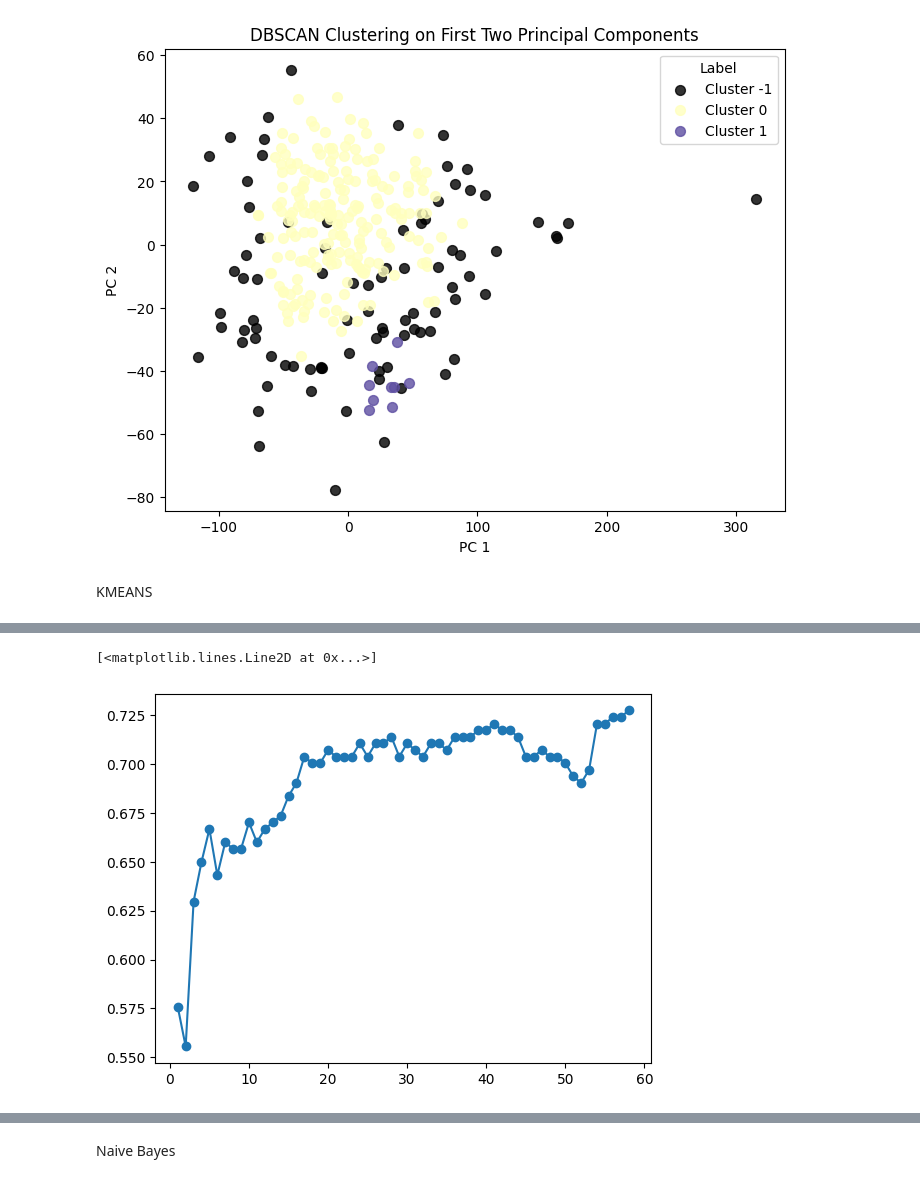
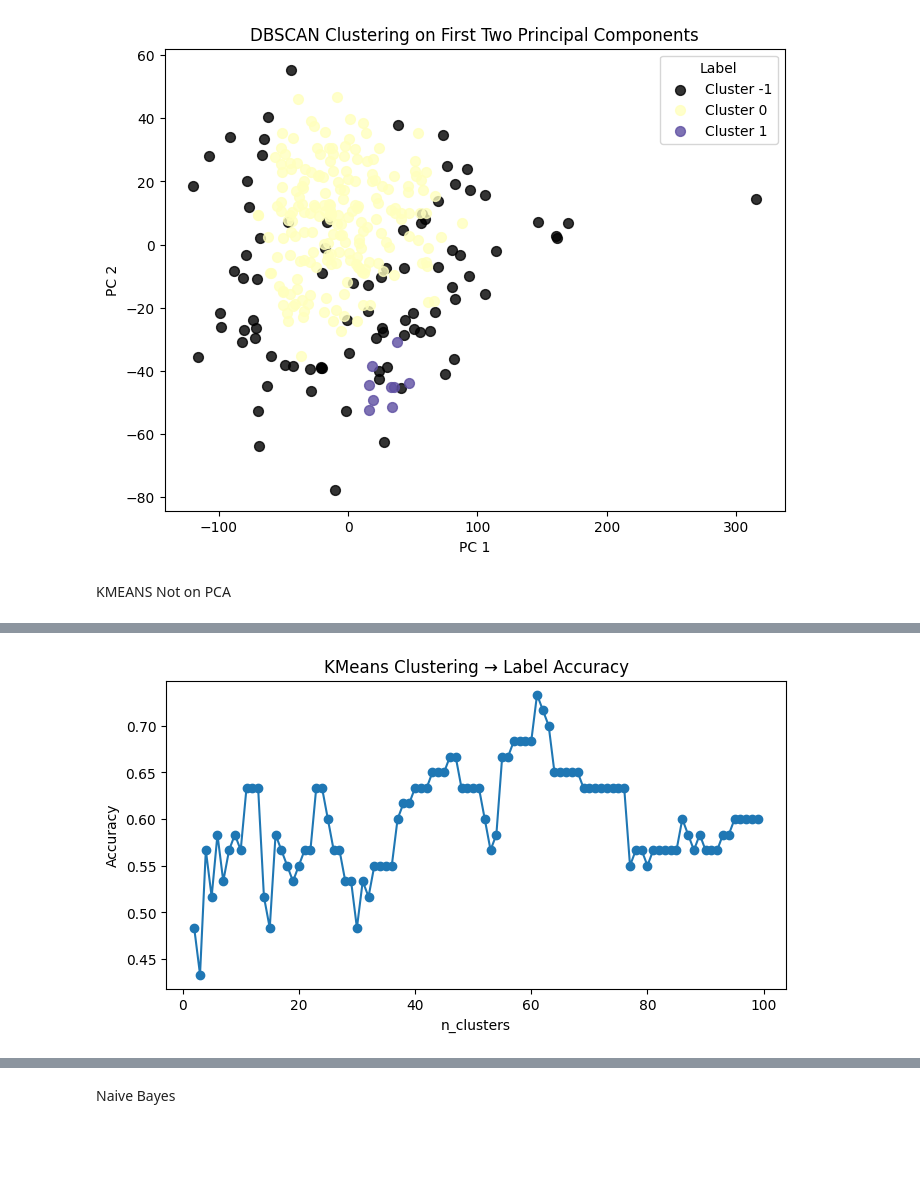
Before and after one commit to crmunson/DataMiningFinalProject, a Jupyter notebook: project_code.ipynb, the cells around one changed output, grey strips where cells are left out. Saved outputs shown, nothing was run; the diff lists cells and outputs as text; code cells hidden in the pictures; blank space fills up the shorter version.

```diff
--- a/project_code.ipynb
+++ b/project_code.ipynb
@@ -139,47 +139,52 @@ plt.show()
 # %% [output]
 [figure]
 # %% [markdown]
-KMEANS
+KMEANS Not on PCA
 # %%
 import numpy as np
+import matplotlib.pyplot as plt
 from sklearn.cluster import KMeans
 from sklearn.metrics import accuracy_score
 from sklearn.model_selection import train_test_split
 
-# Suppose cleaned_data has shape (n_samples, n_features)
-# and you’ve already done:
-# labels = cleaned_data[:, -1]
-# cleaned_data = cleaned_data[:, :-1]
+# Assume cleaned_data ndarray with last column = true labels
+X = cleaned_data
+y = labels.astype(int)
 
-X = cleaned_data[:-30, :]            # features
-X_test =
-y = labels.astype(int) # true integer labels
+# split
+X_train, X_test, y_train, y_test = train_test_split(
+    X, y, test_size=0.2, random_state=42
+)
 
-print(labels)
+accuracy_vals = []
+cluster_range = range(2, 100)
 
-# 1) Fit K-Means with as many clusters as unique labels
-accuracy_vals = []
-for i in range(2, 60):
-    n_clusters = i
-    kmeans = KMeans(n_clusters=n_clusters, random_state=42)
-    cluster_ids = kmeans.fit_predict(X)
+for k in cluster_range:
+    # 1) fit
+    kmeans = KMeans(n_clusters=k, random_state=42).fit(X_train)
+    train_clusters = kmeans.labels_
 
-    # 2) Build mapping from each cluster → most common true label in that cluster
+    # 2) build mapping from cluster → most frequent true label
     mapping = {}
-    for cluster in np.unique(cluster_ids):
-        mask = (cluster_ids == cluster)
-        true_labels_in_cluster = y[mask]
-        # find the label that appears most often
-        most_common = np.bincount(true_labels_in_cluster).argmax()
-        mapping[cluster] = most_common
+    for c in np.unique(train_clusters):
+        mask = (train_clusters == c)
+        # among y_train[mask], pick most common label
+        mapping[c] = np.bincount(y_train[mask]).argmax()
 
-    # 3) Apply mapping to get “predicted” labels
-    y_pred = np.array([mapping[c] for c in cluster_ids])
+    # 3) predict on X_test
+    test_clusters = kmeans.predict(X_test)
+    y_pred = np.array([ mapping[c] for c in test_clusters ])
 
-    # 4) Compute accuracy
-    acc = accuracy_score(y, y_pred)
+    # 4) score
+    acc = accuracy_score(y_test, y_pred)
     accuracy_vals.append(acc)
-    print(f"K-Means clustering accuracy: {acc:.2%}")
+    print(f"{k}-cluster KMeans accuracy: {acc:.2%}")
 
-plt.plot(range(1, len(accuracy_vals) + 1), accuracy_vals, marker='o')
+# visualize
+plt.figure(figsize=(8,4))
+plt.plot(list(cluster_range), accuracy_vals, marker='o')
+plt.xlabel("n_clusters")
+plt.ylabel("Accuracy")
+plt.title("KMeans Clustering → Label Accuracy")
+plt.show()
 # %% [output]
@@ -203,2 +208 @@ K-Means clustering accuracy: 72.73%
-[<matplotlib.lines.Line2D at 0x...>]
-[figure, old version]
+[figure, new version]
```
Also changed, not shown: parts of 5 cells of this notebook.
